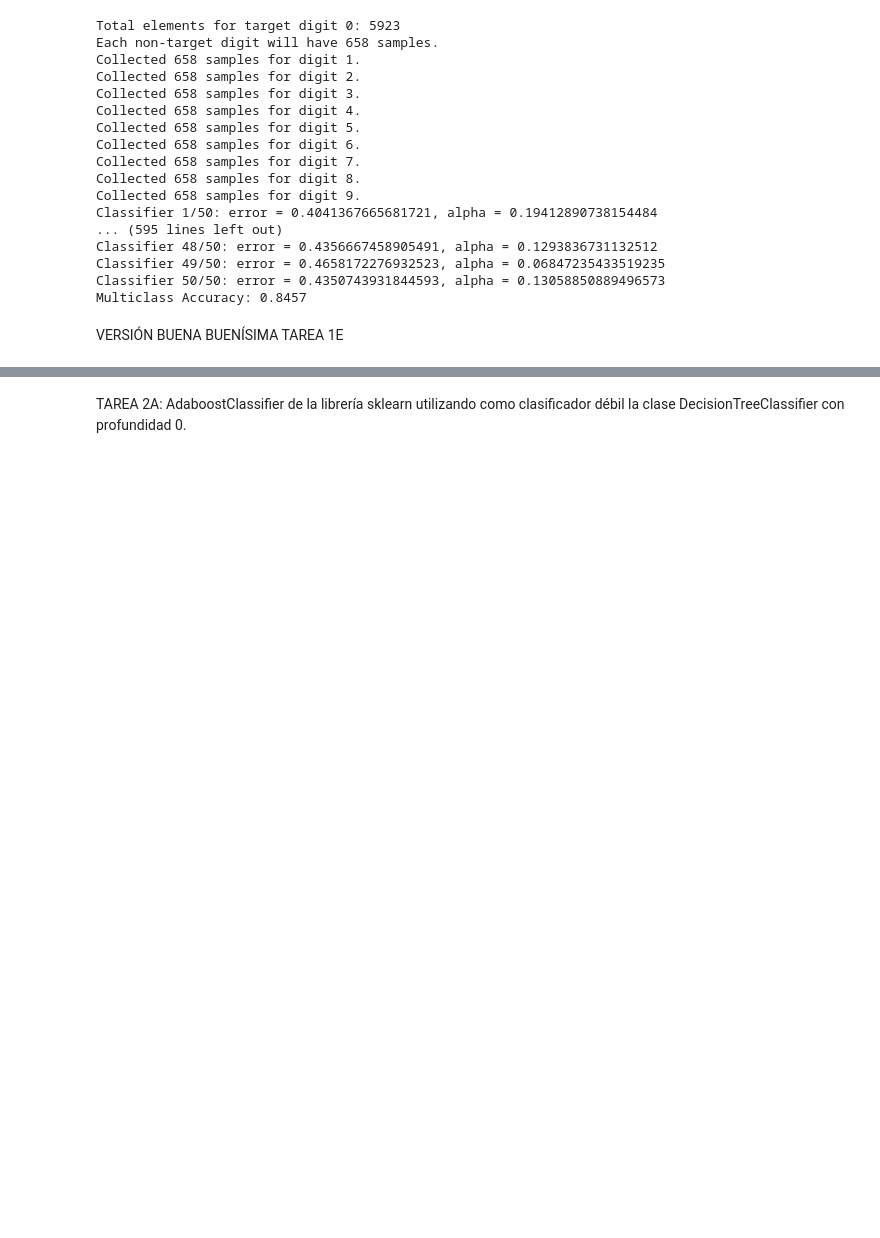
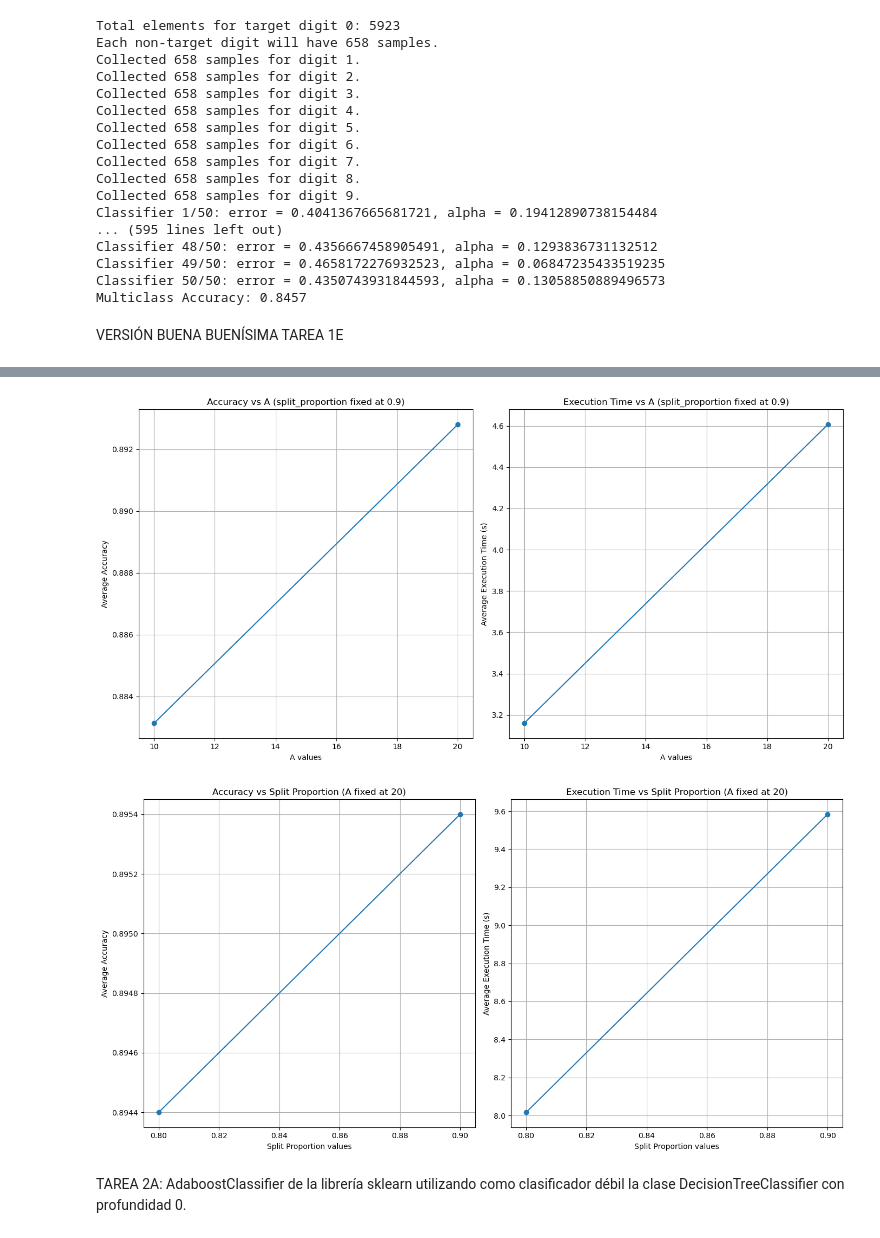
Before and after one commit to cacs2-ua/IA-para-reconocimiento-de-digitos-MNIST, a Jupyter notebook: Mine-Project/Cristian_Andres_Cordoba_Silvestre.ipynb, the cells around one changed output, grey strips where cells are left out. Cells and saved outputs as stored; diff of their text form; code cells hidden in the pictures; blank space fills up the shorter version.

Commit message:
1E tasks done

```diff
--- a/Mine-Project/Cristian_Andres_Cordoba_Silvestre.ipynb
+++ b/Mine-Project/Cristian_Andres_Cordoba_Silvestre.ipynb
@@ -989,3 +999,83 @@ Accuracy for digit 5: 0.9166
+# %%
+def graph_experimentation_for_task_1E(number_of_reps, digit):
+    A_values = [10, 20, 40]
+    split_proportion_values = [0.8, 0.9, 0.95]
+    A_fixed = 20
+    split_proportion_fixed = 0.9
+    T_fixed = 10  # Assuming T is fixed as it was in the previous examples
+
+    def run_experiment(A, split_proportion):
+        acc = []
+        exec_time = []
+        for _ in range(number_of_reps):
+            start_time = time.time()
+            accuracy = run_adaboost_for_one_digit_detecting_overfitting(
+                digit, A=A, verboseParam=False, split_proportion=split_proportion, iter_number=T_fixed, graph_param=True, bestAccuracyBreak= 0.90
+            )
+            end_time = time.time()
+            acc.append(accuracy)
+            exec_time.append(end_time - start_time)
+        return np.mean(acc), np.mean(exec_time)
+
+    # Accuracy vs A with split_proportion fixed
+    accuracies_A = []
+    exec_times_A = []
+    for A in A_values:
+        avg_acc, avg_exec_time = run_experiment(A, split_proportion_fixed)
+        accuracies_A.append(avg_acc)
+        exec_times_A.append(avg_exec_time)
+
+    plt.figure(figsize=(14, 7))
+    plt.subplot(1, 2, 1)
+    plt.plot(A_values, accuracies_A, marker='o')
+    plt.xlabel('A values')
+    plt.ylabel('Average Accuracy')
+    plt.title('Accuracy vs A (split_proportion fixed at 0.9)')
+    plt.grid(True)
+
+    plt.subplot(1, 2, 2)
+    plt.plot(A_values, exec_times_A, marker='o')
+    plt.xlabel('A values')
+    plt.ylabel('Average Execution Time (s)')
+    plt.title('Execution Time vs A (split_proportion fixed at 0.9)')
+    plt.grid(True)
+
+    plt.tight_layout()
+    plt.show()
+
+    # Accuracy vs split_proportion with A fixed
+    accuracies_split_proportion = []
+    exec_times_split_proportion = []
+    for split_proportion in split_proportion_values:
+        avg_acc, avg_exec_time = run_experiment(A_fixed, split_proportion)
+        accuracies_split_proportion.append(avg_acc)
+        exec_times_split_proportion.append(avg_exec_time)
+
+    plt.figure(figsize=(14, 7))
+    plt.subplot(1, 2, 1)
+    plt.plot(split_proportion_values, accuracies_split_proportion, marker='o')
+    plt.xlabel('Split Proportion values')
+    plt.ylabel('Average Accuracy')
+    plt.title('Accuracy vs Split Proportion (A fixed at 20)')
+    plt.grid(True)
+
+    plt.subplot(1, 2, 2)
+    plt.plot(split_proportion_values, exec_times_split_proportion, marker='o')
+    plt.xlabel('Split Proportion values')
+    plt.ylabel('Average Execution Time (s)')
+    plt.title('Execution Time vs Split Proportion (A fixed at 20)')
+    plt.grid(True)
+
+    plt.tight_layout()
+    plt.show()
+
+if __name__ == "__main__":
+    number_of_reps = 3
+    digit = 5  # Example digit to test
+    graph_experimentation_for_task_1E(number_of_reps, digit)
+# %% [output]
+[figure, added]
+[figure, added]
 # %% [markdown]
 TAREA 2A: AdaboostClassifier de la librería sklearn utilizando como clasificador débil la clase
 DecisionTreeClassifier con profundidad 0.
```
Also changed, not shown: parts of 4 cells of this notebook, 1 other file.
